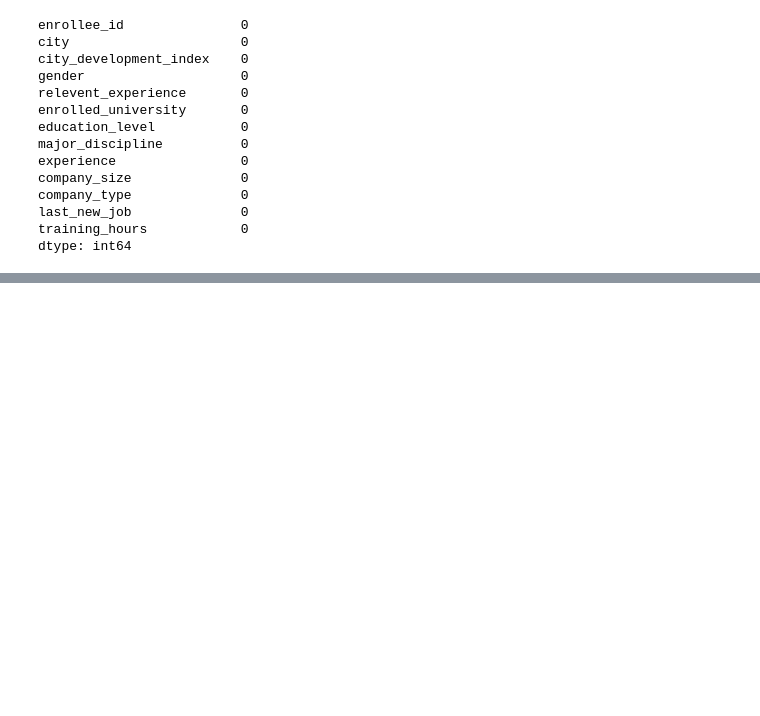
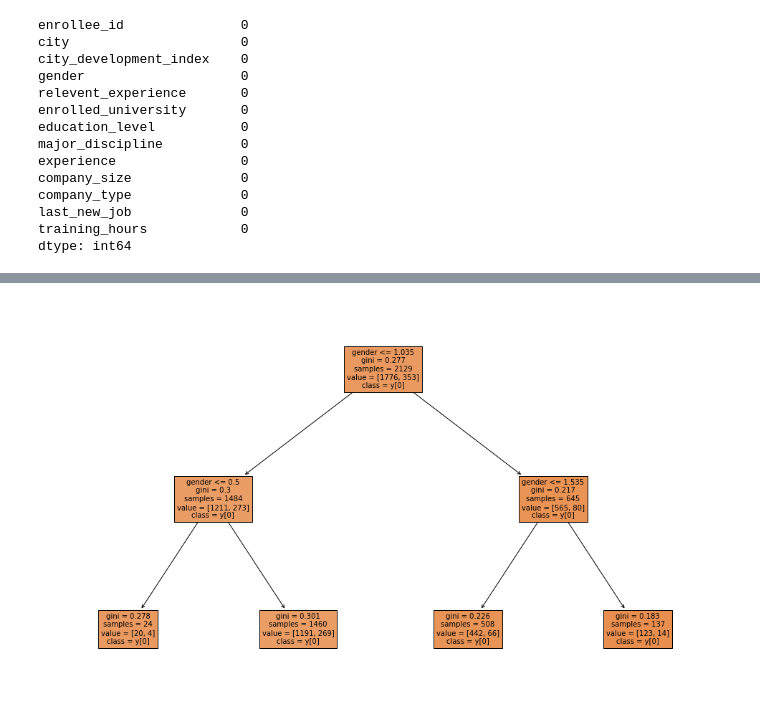
Before and after one commit to MariaFlyger/BigData, a Jupyter notebook: 001.ipynb, the cells around one changed output, grey strips where cells are left out. Drawn from its saved outputs; the diff is of its cells as text; code cells hidden in the pictures; blank space fills up the shorter version.

```diff
--- a/001.ipynb
+++ b/001.ipynb
@@ -250,0 +307,10 @@ dtype: int64
+# %%
+plt.figure(figsize=(17,10))  # set plot size (denoted in inches)
+tree.plot_tree(dtree,
+               class_names=True,
+               feature_names=list(X.columns), # label features with the column names from X
+               filled=True, # color nodes to indicate majority class
+               fontsize=10)
+plt.savefig('big_tree.png', bbox_inches='tight') # save plot as png file
+# %% [output]
+[figure, added]
```
Also changed, not shown: parts of 13 cells of this notebook, 1 other file.
